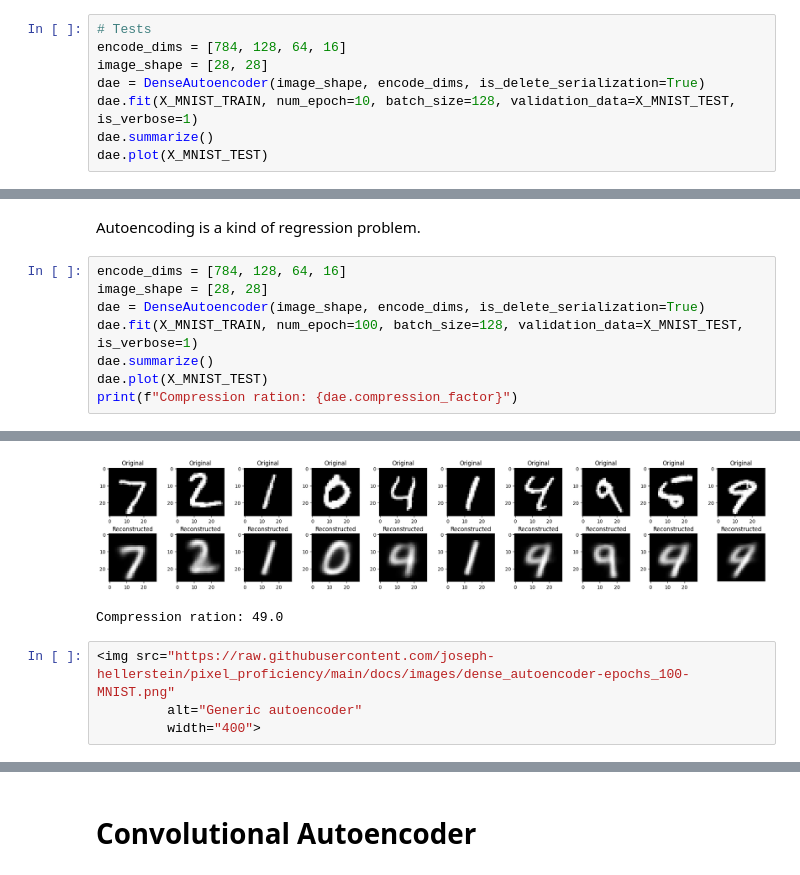
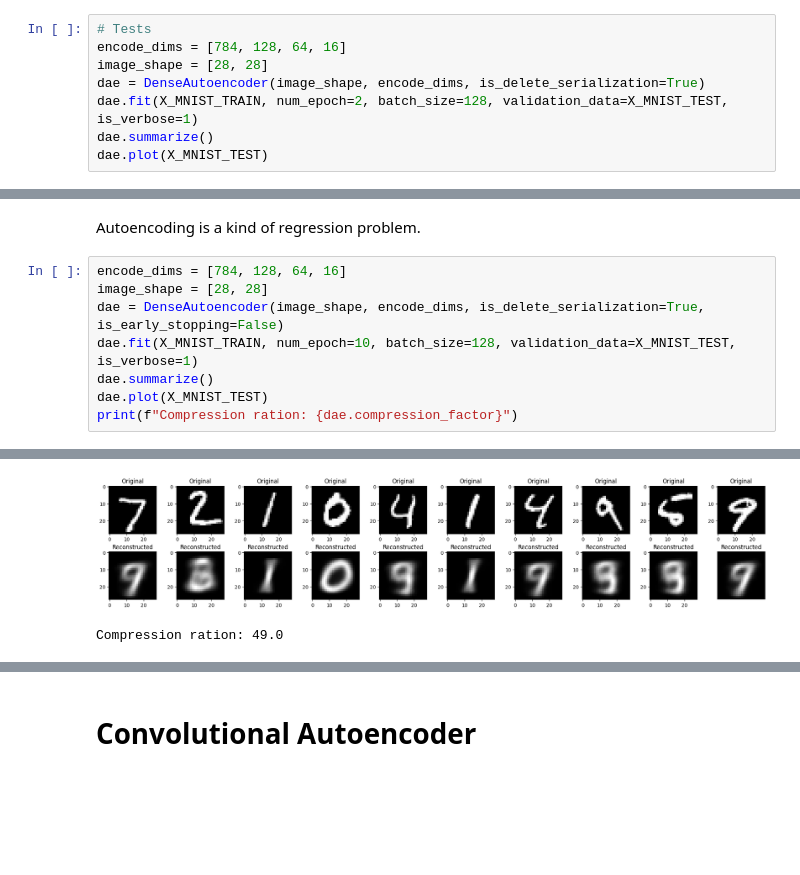
Before and after one commit to joseph-hellerstein/pixel_proficiency, a Jupyter notebook: notebooks/Pixel_Proficiency_4_self-supervised-autoencoders.ipynb, the cells around one changed output, grey strips where cells are left out. Saved outputs shown, nothing was run; the diff lists cells and outputs as text; blank space fills up the shorter version.

```diff
--- a/notebooks/Pixel_Proficiency_4_self-supervised-autoencoders.ipynb
+++ b/notebooks/Pixel_Proficiency_4_self-supervised-autoencoders.ipynb
@@ -288,7 +291,7 @@ class DenseAutoencoder(AbstractAutoencoder):
 encode_dims = [784, 128, 64, 16]
 image_shape = [28, 28]
 dae = DenseAutoencoder(image_shape, encode_dims, is_delete_serialization=True)
-dae.fit(X_MNIST_TRAIN, num_epoch=10, batch_size=128, validation_data=X_MNIST_TEST, is_verbose=1)
+dae.fit(X_MNIST_TRAIN, num_epoch=2, batch_size=128, validation_data=X_MNIST_TEST, is_verbose=1)
 dae.summarize()
 dae.plot(X_MNIST_TEST)
 # %% [output]
@@ -489,8 +518,8 @@ Autoencoding is a kind of regression problem.
 # %%
 encode_dims = [784, 128, 64, 16]
 image_shape = [28, 28]
-dae = DenseAutoencoder(image_shape, encode_dims, is_delete_serialization=True)
-dae.fit(X_MNIST_TRAIN, num_epoch=100, batch_size=128, validation_data=X_MNIST_TEST, is_verbose=1)
+dae = DenseAutoencoder(image_shape, encode_dims, is_delete_serialization=True, is_early_stopping=False)
+dae.fit(X_MNIST_TRAIN, num_epoch=10, batch_size=128, validation_data=X_MNIST_TEST, is_verbose=1)
 dae.summarize()
 dae.plot(X_MNIST_TEST)
 print(f"Compression ration: {dae.compression_factor}")
@@ -514,7 +543,3 @@ Restoring model weights from the end of the best epoch: 99.
 313/313 ━━━━━━━━━━━━━━━━━━━━ 1s 2ms/step
-[figure, old version]
+[figure, new version]
 Compression ration: 49.0
-# %%
-<img src="https://raw.githubusercontent.com/joseph-hellerstein/pixel_proficiency/main/docs/images/dense_autoencoder-epochs_100-MNIST.png"
-         alt="Generic autoencoder"
-         width="400">
```
Also changed, not shown: parts of 20 cells of this notebook, 13 other files.
